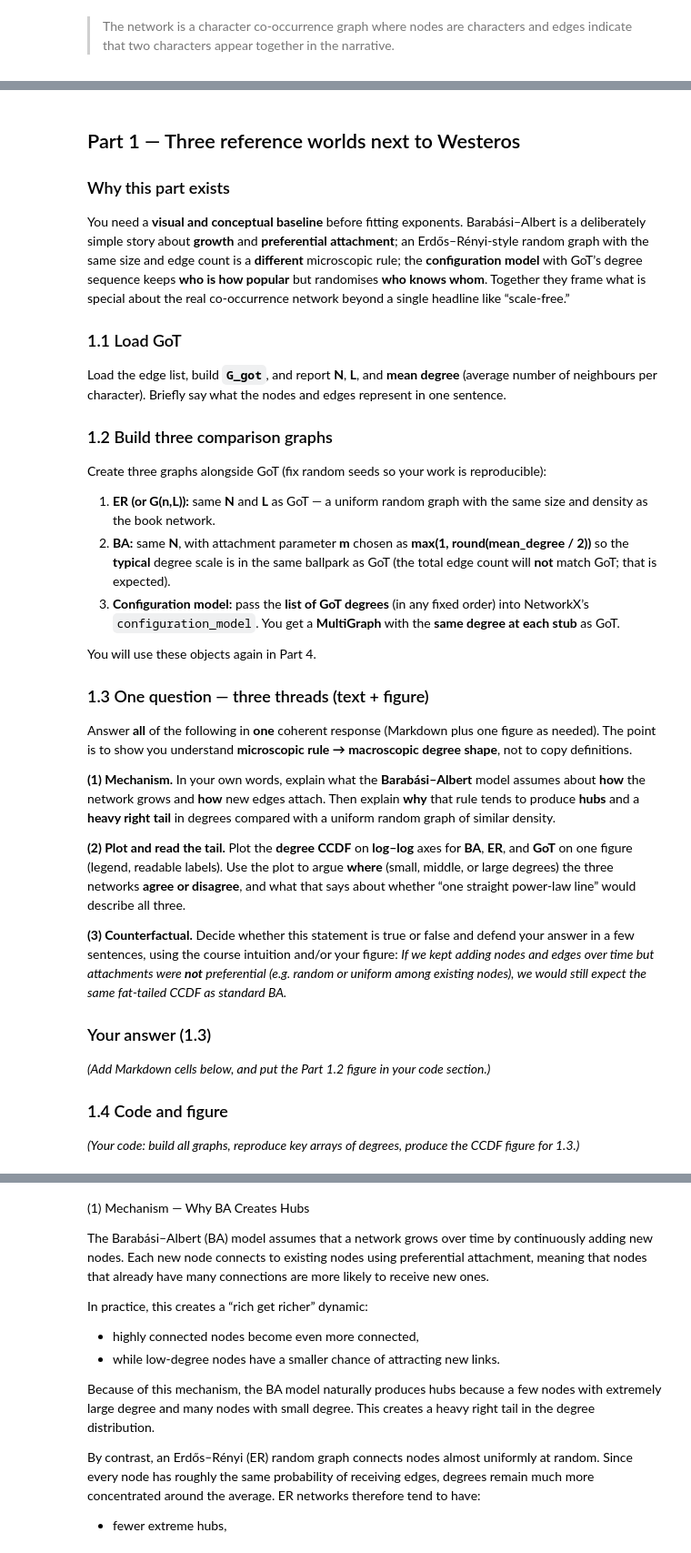
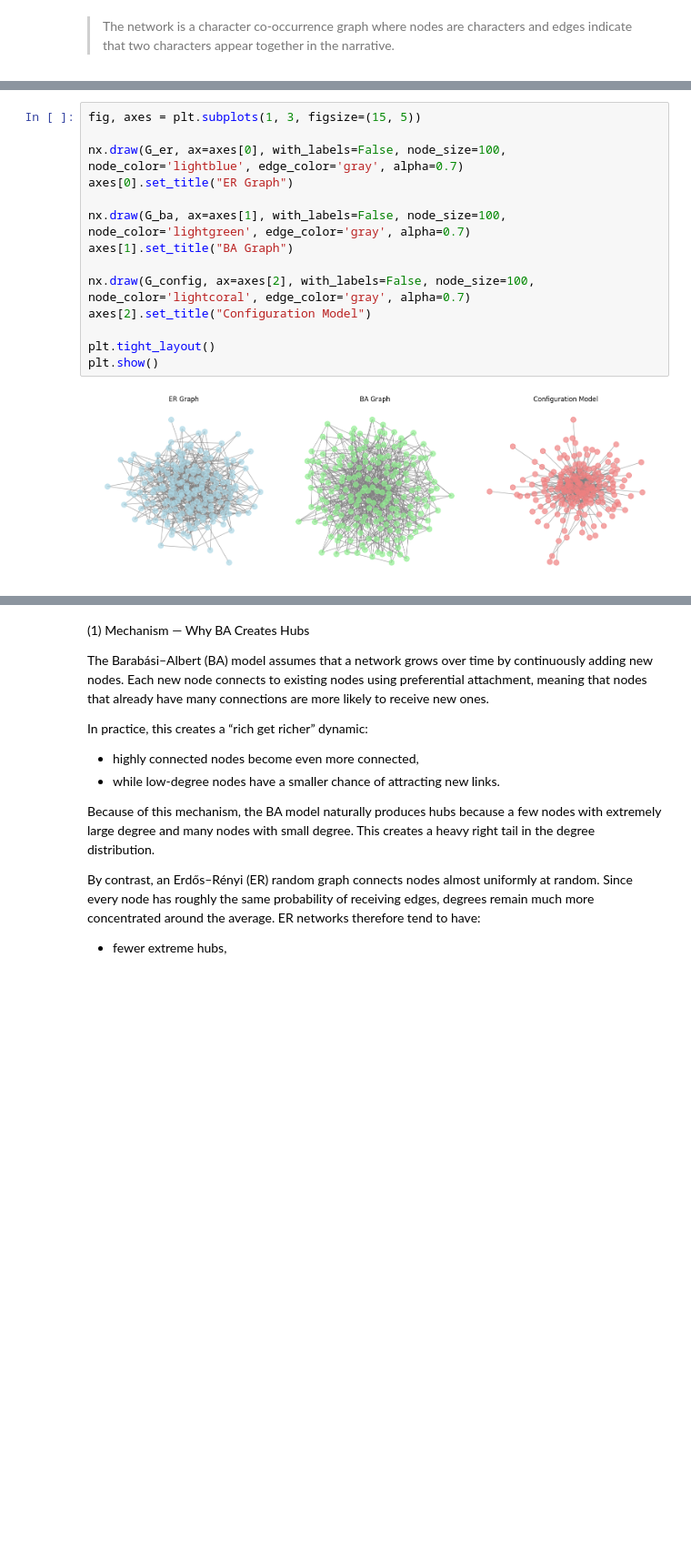
Before and after one commit to beatrizmarques2005/network-analysis, a Jupyter notebook: homeworks/homework2/Assignment02ipynb.ipynb, the cells around one changed output, grey strips where cells are left out. Shown at 91% size. Cells and saved outputs as stored; diff of their text form; blank space fills up the shorter version.

```diff
--- a/homeworks/homework2/Assignment02ipynb.ipynb
+++ b/homeworks/homework2/Assignment02ipynb.ipynb
@@ -131,42 +143,20 @@ print("Configuration model created")
 ER graph created
 BA graph created
 Configuration model created
-# %% [markdown]
-## Part 1 — Three reference worlds next to Westeros
-
-### Why this part exists
-
-You need a **visual and conceptual baseline** before fitting exponents. Barabási–Albert is a deliberately simple story about **growth** and **preferential attachment**; an Erdős–Rényi-style random graph with the same size and edge count is a **different** microscopic rule; the **configuration model** with GoT’s degree sequence keeps **who is how popular** but randomises **who knows whom**. Together they frame what is special about the real co-occurrence network beyond a single headline like “scale-free.”
-
-### 1.1 Load GoT
-
-Load the edge list, build **`G_got`**, and report **N**, **L**, and **mean degree** (average number of neighbours per character). Briefly say what the nodes and edges represent in one sentence.
-
-### 1.2 Build three comparison graphs
-
-Create three graphs alongside GoT (fix random seeds so your work is reproducible):
-
-1. **ER (or G(n,L)):** same **N** and **L** as GoT — a uniform random graph with the same size and density as the book network.
-2. **BA:** same **N**, with attachment parameter **m** chosen as **max(1, round(mean_degree / 2))** so the **typical** degree scale is in the same ballpark as GoT (the total edge count will **not** match GoT; that is expected).
-3. **Configuration model:** pass the **list of GoT degrees** (in any fixed order) into NetworkX’s `configuration_model`. You get a **MultiGraph** with the **same degree at each stub** as GoT.
-
-You will use these objects again in Part 4.
-
-### 1.3 One question — three threads (text + figure)
-
-Answer **all** of the following in **one** coherent response (Markdown plus one figure as needed). The point is to show you understand **microscopic rule → macroscopic degree shape**, not to copy definitions.
-
-**(1) Mechanism.** In your own words, explain what the **Barabási–Albert** model assumes about **how** the network grows and **how** new edges attach. Then explain **why** that rule tends to produce **hubs** and a **heavy right tail** in degrees compared with a uniform random graph of similar density.
-
-**(2) Plot and read the tail.** Plot the **degree CCDF** on **log–log** axes for **BA**, **ER**, and **GoT** on one figure (legend, readable labels). Use the plot to argue **where** (small, middle, or large degrees) the three networks **agree or disagree**, and what that says about whether “one straight power-law line” would describe all three.
-
-**(3) Counterfactual.** Decide whether this statement is true or false and defend your answer in a few sentences, using the course intuition and/or your figure: *If we kept adding nodes and edges over time but attachments were **not** preferential (e.g. random or uniform among existing nodes), we would still expect the same fat-tailed CCDF as standard BA.*
-
-### Your answer (1.3)
-
-*(Add Markdown cells below, and put the Part 1.2 figure in your code section.)*
-
-### 1.4 Code and figure
-
-*(Your code: build all graphs, reproduce key arrays of degrees, produce the CCDF figure for 1.3.)*
+# %%
+fig, axes = plt.subplots(1, 3, figsize=(15, 5))
+
+nx.draw(G_er, ax=axes[0], with_labels=False, node_size=100, node_color='lightblue', edge_color='gray', alpha=0.7)
+axes[0].set_title("ER Graph")
+
+nx.draw(G_ba, ax=axes[1], with_labels=False, node_size=100, node_color='lightgreen', edge_color='gray', alpha=0.7)
+axes[1].set_title("BA Graph")
+
+nx.draw(G_config, ax=axes[2], with_labels=False, node_size=100, node_color='lightcoral', edge_color='gray', alpha=0.7)
+axes[2].set_title("Configuration Model")
+
+plt.tight_layout()
+plt.show()
+# %% [output]
+[figure, added]
 # %% [markdown]
```
Also changed, not shown: parts of 15 cells of this notebook.
